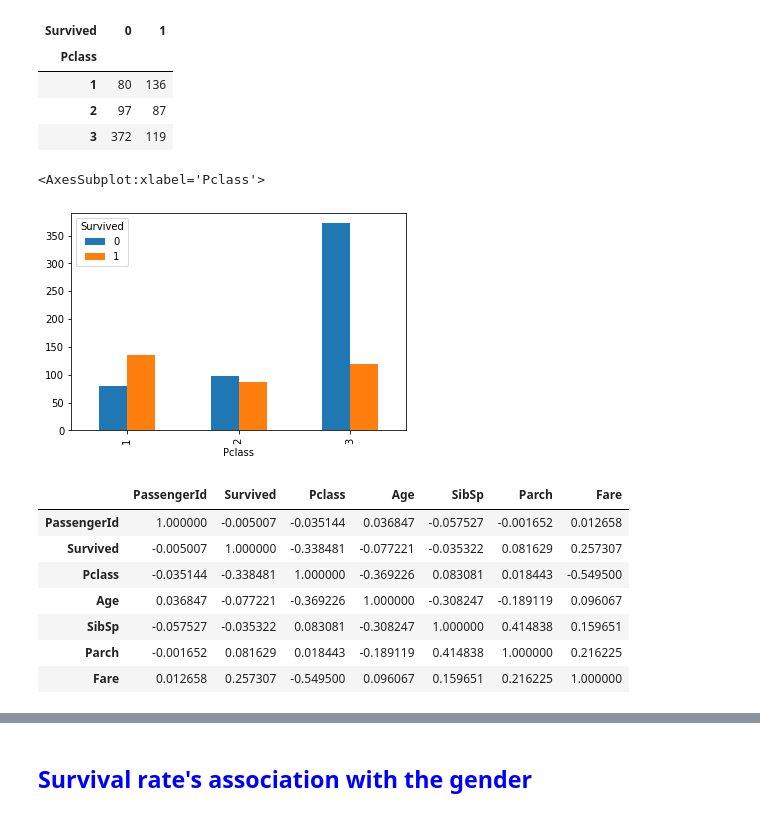
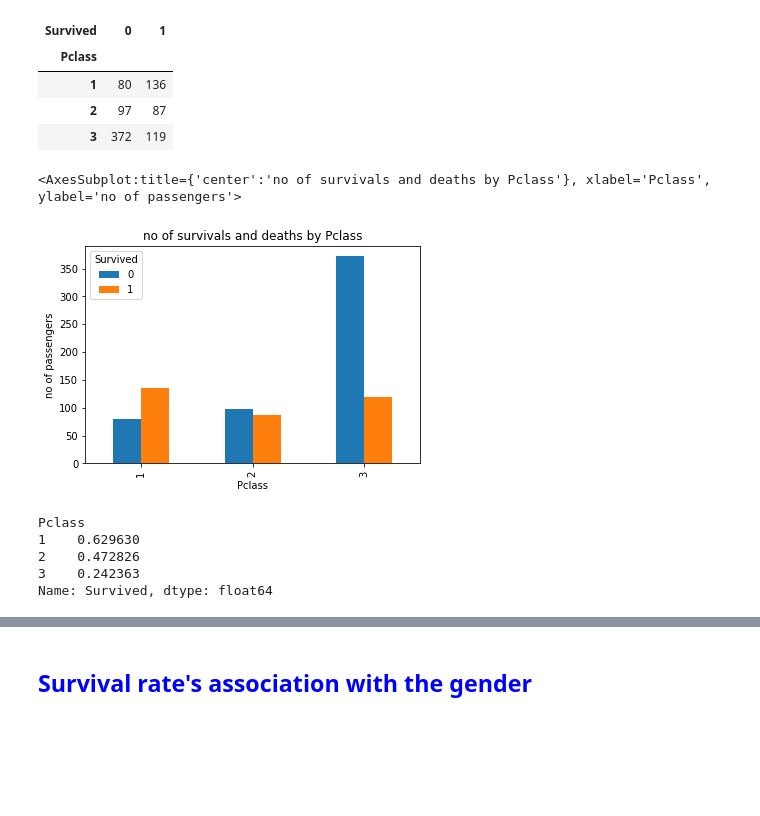
Before and after one commit to amoueslati/TitanicDSProject, a Jupyter notebook: src/Assignment_3_Part_2.ipynb, the cells around one changed output, grey strips where cells are left out. Cells and saved outputs as stored; diff of their text form; code cells hidden in the pictures; blank space fills up the shorter version.

```diff
--- a/src/Assignment_3_Part_2.ipynb
+++ b/src/Assignment_3_Part_2.ipynb
@@ -34,0 +30,4 @@ tc.head()
+# %%
+
+tc = pd.read_csv('titanic.csv')
+tc.head()
@@ -249,0 +137,4 @@ Name: Age, Length: 88, dtype: int64
+# %%
+groupColumns = ['Survived','Pclass','Sex']
+tc['Age'] = tc['Age'].fillna(tc.groupby(groupColumns)['Age'].transform('mean'))
+tc["Age"].isnull().sum()
@@ -250,28 +143,25 @@ Name: Age, Length: 88, dtype: int64
 # %% [markdown]
  <h2 style="color:blue">survival rate's association with the class of passenger</h2>
 # %%
-contigency= pd.crosstab(tc['Pclass'], tc['Survived'])
-contigency
+pclass_survival_table= pd.crosstab(tc['Pclass'], tc['Survived'])
+pclass_survival_table
 # %% [output]
 | Survived | 0 | 1 |
 | Pclass |  |  |
 | 1 | 80 | 136 |
 | 2 | 97 | 87 |
 | 3 | 372 | 119 |
-# %%
-contigency.plot(kind='bar')
-# %% [output]
-<AxesSubplot:xlabel='Pclass'>
-[figure, removed]
-# %%
-tc["Pclass"].corr(tc["Survived"])
-tc.corr()
-# %% [output]
-|  | PassengerId | Survived | Pclass | Age | SibSp | Parch | Fare |
-| PassengerId | 1.000000 | -0.005007 | -0.035144 | 0.036847 | -0.057527 | -0.001652 | 0.012658 |
-| Survived | -0.005007 | 1.000000 | -0.338481 | -0.077221 | -0.035322 | 0.081629 | 0.257307 |
-| Pclass | -0.035144 | -0.338481 | 1.000000 | -0.369226 | 0.083081 | 0.018443 | -0.549500 |
-| Age | 0.036847 | -0.077221 | -0.369226 | 1.000000 | -0.308247 | -0.189119 | 0.096067 |
-| SibSp | -0.057527 | -0.035322 | 0.083081 | -0.308247 | 1.000000 | 0.414838 | 0.159651 |
-| Parch | -0.001652 | 0.081629 | 0.018443 | -0.189119 | 0.414838 | 1.000000 | 0.216225 |
-| Fare | 0.012658 | 0.257307 | -0.549500 | 0.096067 | 0.159651 | 0.216225 | 1.000000 |
+# %%
+pclass_survival_table.plot(kind='bar', ylabel="no of passengers", title="no of survivals and deaths by Pclass")
+# %% [output]
+<AxesSubplot:title={'center':'no of survivals and deaths by Pclass'}, xlabel='Pclass', ylabel='no of passengers'>
+[figure, added]
+# %%
+pclass_survival_table2 = tc[["Pclass", "Survived"]].groupby("Pclass")["Survived"].mean()
+pclass_survival_table2
+# %% [output]
+Pclass
+1    0.629630
+2    0.472826
+3    0.242363
+Name: Survived, dtype: float64
```
Also changed, not shown: parts of 51 cells of this notebook.
